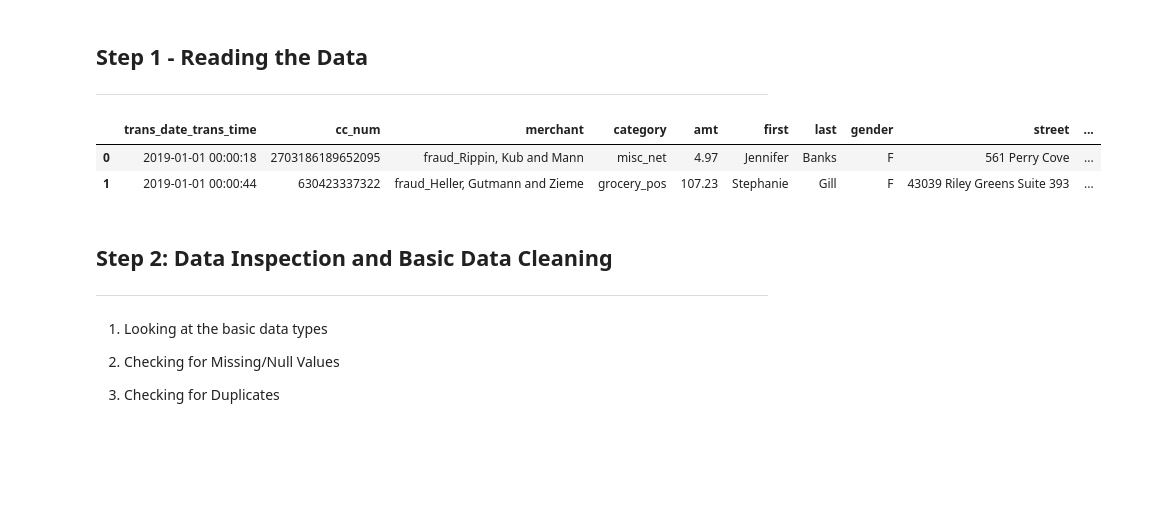
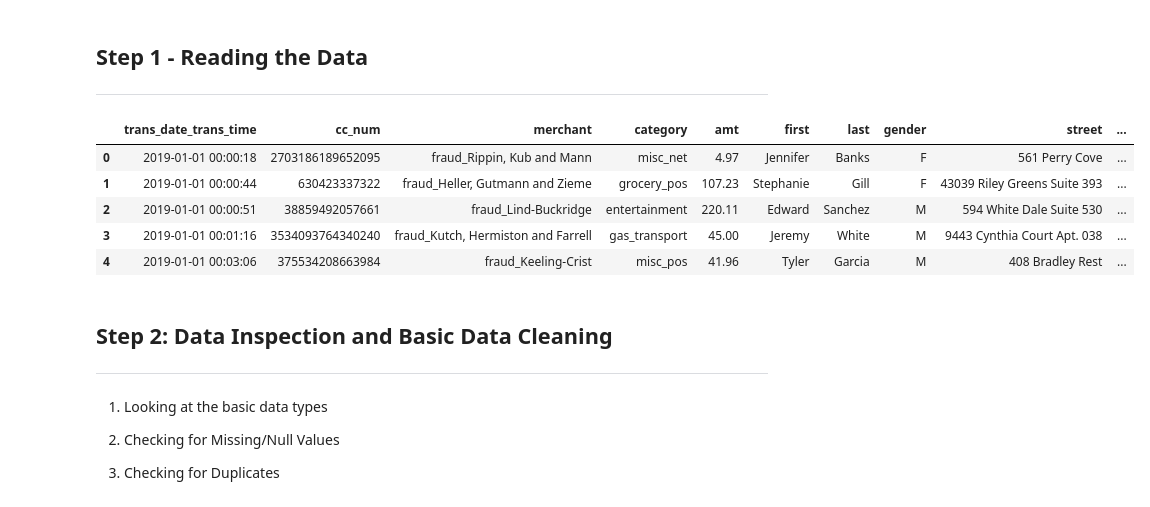
Before and after one commit to nitanshuj/Credit-Card-Fraud-End-to-End, a Jupyter notebook: Notebooks/Nb1_DataExploration_&_EDA.ipynb, the cells around one changed output. Saved outputs shown, nothing was run; the diff lists cells and outputs as text; code cells hidden in the pictures; blank space fills up the shorter version.

```diff
--- a/Notebooks/Nb1_DataExploration_&_EDA.ipynb
+++ b/Notebooks/Nb1_DataExploration_&_EDA.ipynb
@@ -15,14 +15,16 @@ from src.utils import show_null_percentage, softcapping
 
 ----------------
 # %%
-
 data_path = r"G:\\My Drive\\Study\\Project - Credit Card Fraud Detection\\Data\\fraudTrain.csv"
 df = pd.read_csv(data_path, index_col=0)
-df.head(2)
+df.head()
 # %% [output]
 |  | trans_date_trans_time | cc_num | merchant | category | amt | first | last | gender | street | ... |
 | 0 | 2019-01-01 00:00:18 | 2703186189652095 | fraud_Rippin, Kub and Mann | misc_net | 4.97 | Jennifer | Banks | F | 561 Perry Cove | ... |
 | 1 | 2019-01-01 00:00:44 | 630423337322 | fraud_Heller, Gutmann and Zieme | grocery_pos | 107.23 | Stephanie | Gill | F | 43039 Riley Greens Suite 393 | ... |
+| 2 | 2019-01-01 00:00:51 | 38859492057661 | fraud_Lind-Buckridge | entertainment | 220.11 | Edward | Sanchez | M | 594 White Dale Suite 530 | ... |
+| 3 | 2019-01-01 00:01:16 | 3534093764340240 | fraud_Kutch, Hermiston and Farrell | gas_transport | 45.00 | Jeremy | White | M | 9443 Cynthia Court Apt. 038 | ... |
+| 4 | 2019-01-01 00:03:06 | 375534208663984 | fraud_Keeling-Crist | misc_pos | 41.96 | Tyler | Garcia | M | 408 Bradley Rest | ... |
 # %% [markdown]
 ## **Step 2: Data Inspection and Basic Data Cleaning**
 ----------------------------
```
Also changed, not shown: parts of 8 cells of this notebook, 5 other files.
